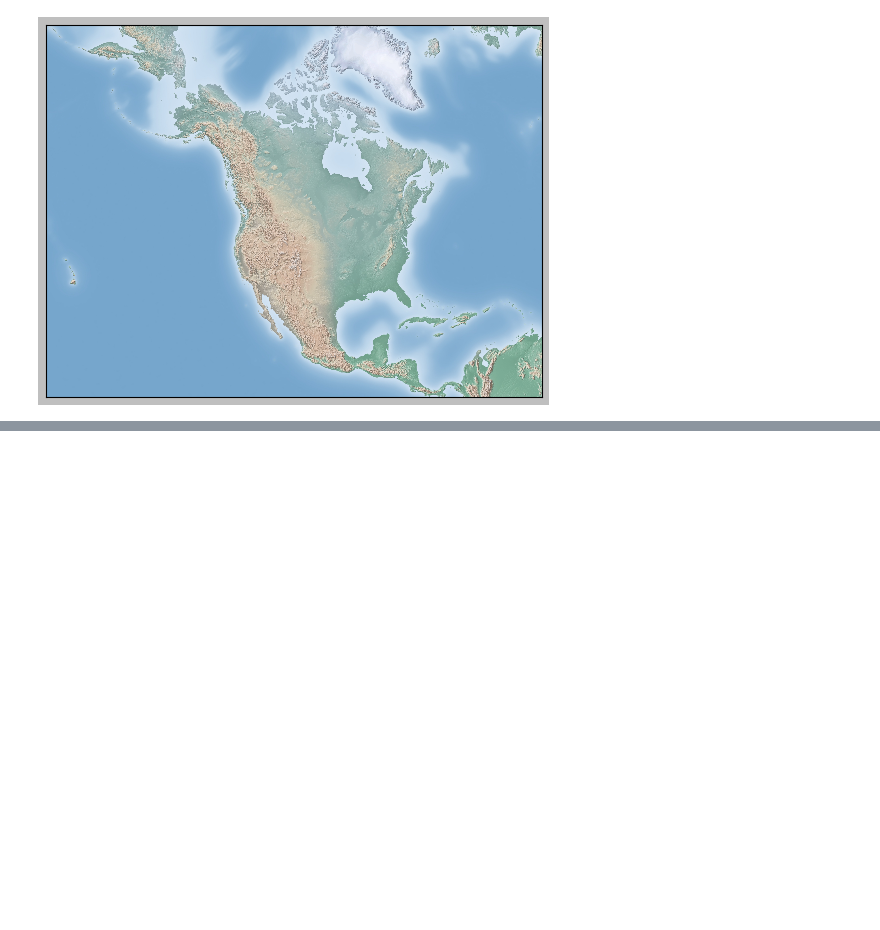
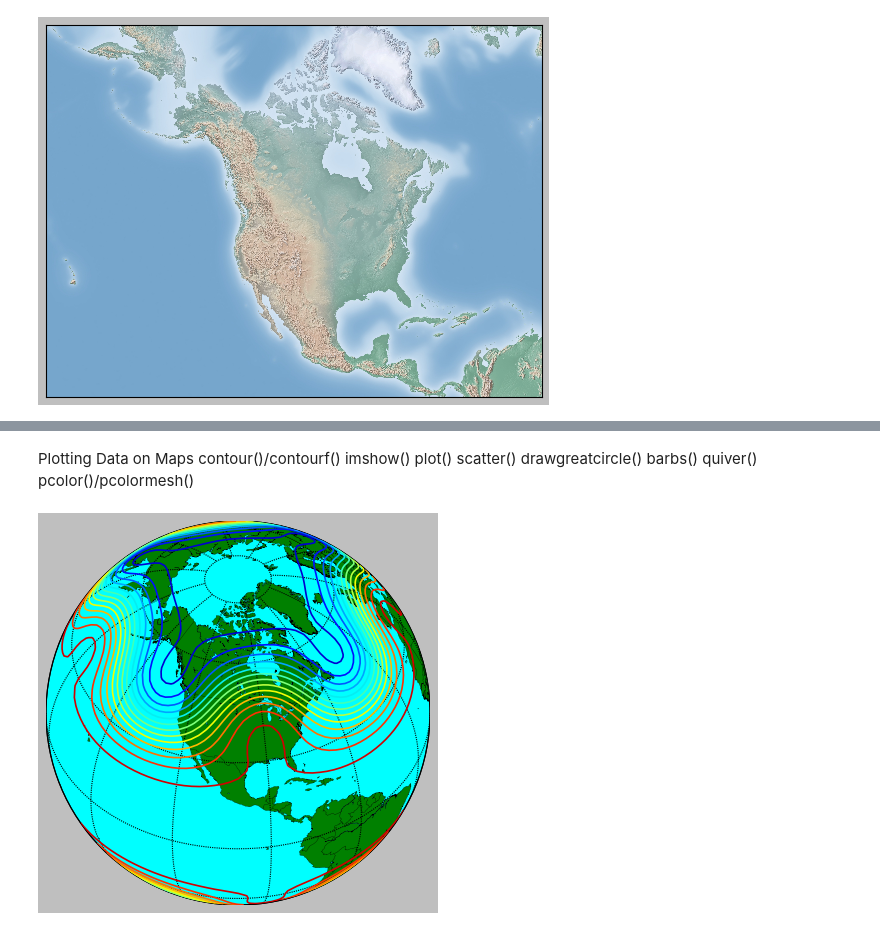
Before and after one commit to VedaVinothiniShastra/DS_PT_2, a Jupyter notebook: Day 13.ipynb, the cells around one changed output, grey strips where cells are left out. Saved outputs shown, nothing was run; the diff lists cells and outputs as text; code cells hidden in the pictures; blank space fills up the shorter version.

```diff
--- a/Day 13.ipynb
+++ b/Day 13.ipynb
@@ -316,0 +329,24 @@ plt.show()
+# %% [markdown]
+Plotting Data on Maps
+contour()/contourf() imshow() plot() scatter() drawgreatcircle() barbs() quiver() pcolor()/pcolormesh()
+# %%
+from mpl_toolkits.basemap import Basemap
+import matplotlib.pyplot as plt
+import numpy as np
+map = Basemap(projection='ortho',lat_0=45,lon_0=-100,resolution='l')
+map.drawcoastlines(linewidth=0.25)
+map.drawcountries(linewidth=0.25)
+map.fillcontinents(color='green',lake_color='aqua')
+map.drawmapboundary(fill_color='aqua')
+map.drawmeridians(np.arange(0,360,30))
+map.drawparallels(np.arange(-90,90,30))
+nlats = 73; nlons = 145; delta = 2.*np.pi/(nlons-1)
+lats = (0.5*np.pi-delta*np.indices((nlats,nlons))[0,:,:])
+lons = (delta*np.indices((nlats,nlons))[1,:,:])
+wave = 0.75*(np.sin(2.*lats)**8*np.cos(4.*lons))
+mean = 0.5*np.cos(2.*lats)*((np.sin(2.*lats))**2 + 2.)
+x, y = map(lons*180./np.pi, lats*180./np.pi)
+cs = map.contour(x,y,wave+mean,15,linewidths=1.5)
+plt.show()
+# %% [output]
+[figure, added]
```
Also changed, not shown: parts of 1 cell of this notebook.
